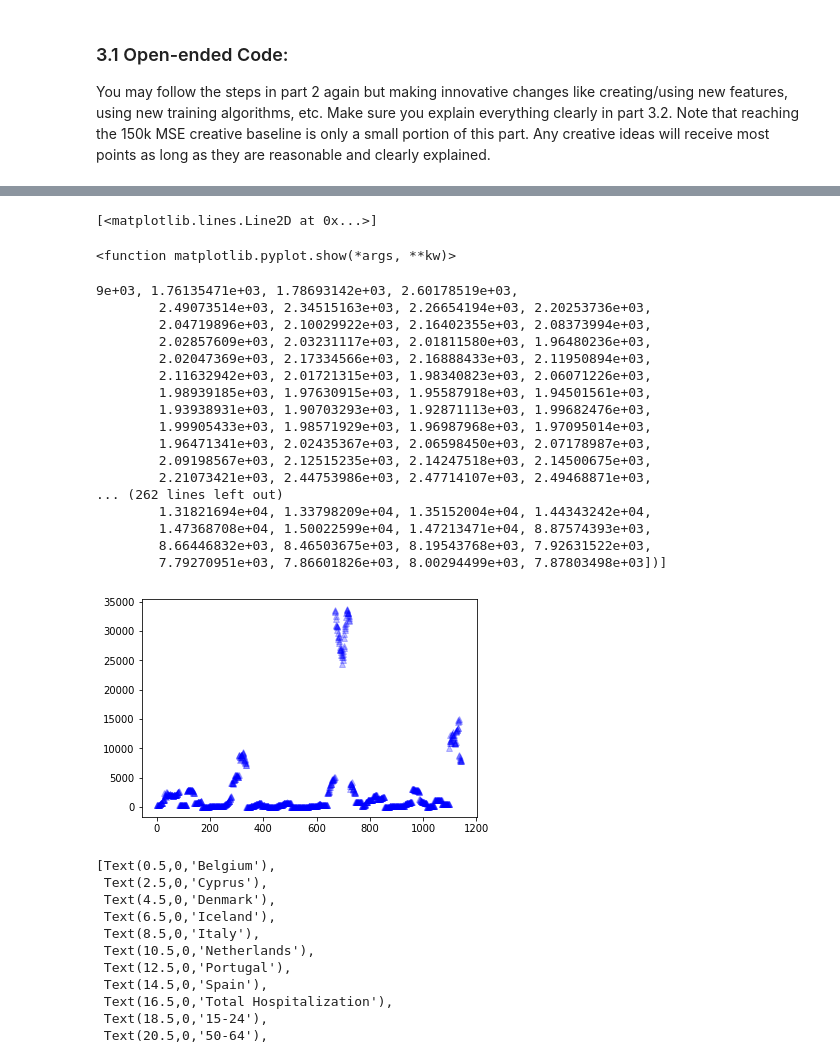
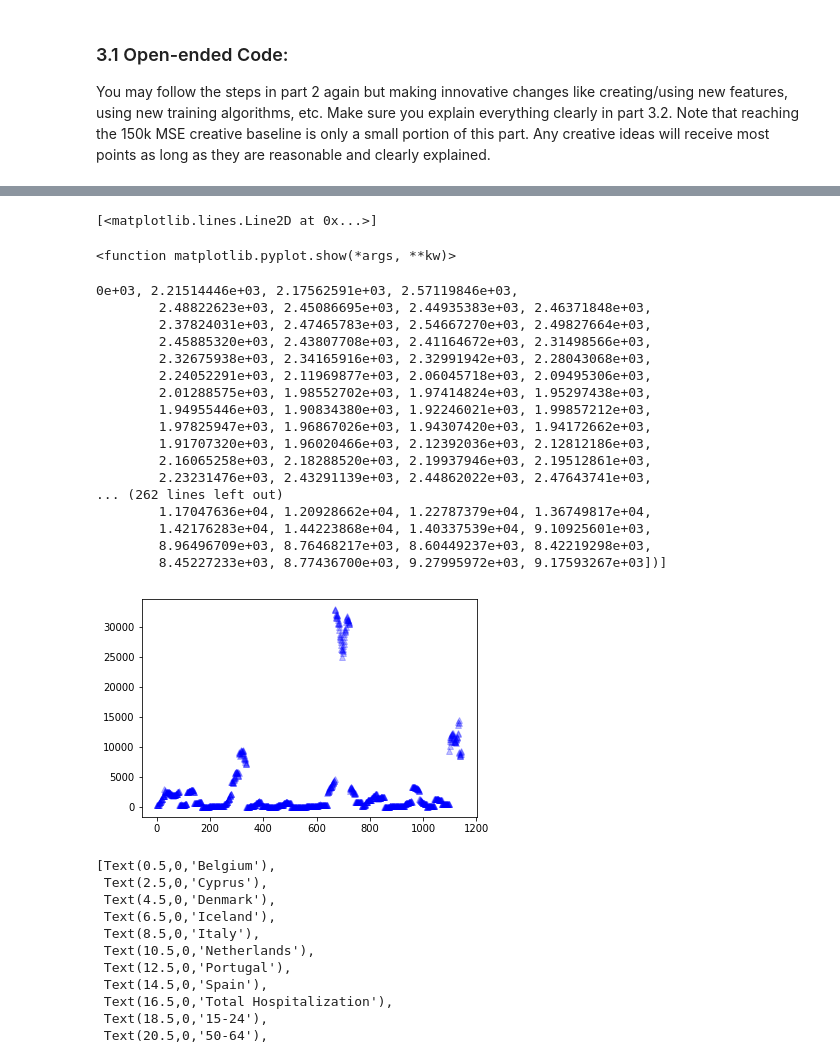
Before and after one commit to CorbanChiu/COVID-19-Hospitalizations, a Jupyter notebook: CS 4780 Final Project Student Template.ipynb, the cells around one changed output, grey strips where cells are left out. Saved outputs shown, nothing was run; the diff lists cells and outputs as text; code cells hidden in the pictures.

Commit message:
Fixed alpha, cleaned up output slightly

```diff
--- a/CS 4780 Final Project Student Template.ipynb
+++ b/CS 4780 Final Project Student Template.ipynb
@@ -390,13 +390,13 @@ def transform_creative():
 c_xTr_fit, c_yTr, c_xTe_fit = transform_creative()
 # %%
 def nn_train(train_data, val_data, train_ydata, val_ydata, lri, hls):
-    model = MLPRegressor(solver='lbfgs', hidden_layer_sizes = hls, verbose = True, learning_rate = 'adaptive', learning_rate_init = lri, batch_size = 400, max_iter = 1000, activation = 'relu', alpha = 0.1)
+    model = MLPRegressor(solver='lbfgs', hidden_layer_sizes = hls, verbose = True, learning_rate = 'adaptive', learning_rate_init = lri, batch_size = 400, max_iter = 1000, activation = 'relu', alpha = 0.6)
     model.fit(train_data, train_ydata)
 
     preds = model.predict(val_data)
 
 
-    plt.plot(range(len(val_ydata[:304])), val_ydata[:304], 'b^', range(len(preds[:304])), preds[:304], 'go', alpha = 0.25)
+    plt.plot(range(len(val_ydata)), val_ydata, 'b^', range(len(preds)), preds, 'go', alpha = 0.25)
     plt.show
 
 
@@ -451,7 +463,7 @@ SyntaxError: invalid syntax (<ipython-input-45-8c77560bdff9>, line 37)
 # temp cell to get NN accuracy on the whole train data
 
 def make_nn(train_data, train_ydata, lri, hls):
-    model = MLPRegressor(solver='lbfgs', hidden_layer_sizes = hls, verbose = True, learning_rate = 'adaptive', learning_rate_init = lri, batch_size = 400, max_iter = 1000, activation = 'relu', alpha = 0.1)
+    model = MLPRegressor(solver='lbfgs', hidden_layer_sizes = hls, verbose = True, learning_rate = 'adaptive', learning_rate_init = lri, batch_size = 400, max_iter = 1000, activation = 'relu', alpha = 0.6)
     model.fit(train_data, train_ydata)
     return model
 
@@ -461,30 +473,30 @@ c_submission_nn = c_submission_nn.predict(c_xTe_fit)
 # %%
 plt.plot(range(len(c_submission_nn)), c_submission_nn, 'b^', alpha = 0.25)
 plt.show
 
 c_submission_nn = [c_submission_nn]
-c_submission_nn
+# c_submission_nn
 # %% [output]
 [<matplotlib.lines.Line2D at 0x...>]
 <function matplotlib.pyplot.show(*args, **kw)>
-9e+03, 1.76135471e+03, 1.78693142e+03, 2.60178519e+03,
-        2.49073514e+03, 2.34515163e+03, 2.26654194e+03, 2.20253736e+03,
-        2.04719896e+03, 2.10029922e+03, 2.16402355e+03, 2.08373994e+03,
-        2.02857609e+03, 2.03231117e+03, 2.01811580e+03, 1.96480236e+03,
-        2.02047369e+03, 2.17334566e+03, 2.16888433e+03, 2.11950894e+03,
-        2.11632942e+03, 2.01721315e+03, 1.98340823e+03, 2.06071226e+03,
-        1.98939185e+03, 1.97630915e+03, 1.95587918e+03, 1.94501561e+03,
-        1.93938931e+03, 1.90703293e+03, 1.92871113e+03, 1.99682476e+03,
-        1.99905433e+03, 1.98571929e+03, 1.96987968e+03, 1.97095014e+03,
-        1.96471341e+03, 2.02435367e+03, 2.06598450e+03, 2.07178987e+03,
-        2.09198567e+03, 2.12515235e+03, 2.14247518e+03, 2.14500675e+03,
-        2.21073421e+03, 2.44753986e+03, 2.47714107e+03, 2.49468871e+03,
+0e+03, 2.21514446e+03, 2.17562591e+03, 2.57119846e+03,
+        2.48822623e+03, 2.45086695e+03, 2.44935383e+03, 2.46371848e+03,
+        2.37824031e+03, 2.47465783e+03, 2.54667270e+03, 2.49827664e+03,
+        2.45885320e+03, 2.43807708e+03, 2.41164672e+03, 2.31498566e+03,
+        2.32675938e+03, 2.34165916e+03, 2.32991942e+03, 2.28043068e+03,
+        2.24052291e+03, 2.11969877e+03, 2.06045718e+03, 2.09495306e+03,
+        2.01288575e+03, 1.98552702e+03, 1.97414824e+03, 1.95297438e+03,
+        1.94955446e+03, 1.90834380e+03, 1.92246021e+03, 1.99857212e+03,
+        1.97825947e+03, 1.96867026e+03, 1.94307420e+03, 1.94172662e+03,
+        1.91707320e+03, 1.96020466e+03, 2.12392036e+03, 2.12812186e+03,
+        2.16065258e+03, 2.18288520e+03, 2.19937946e+03, 2.19512861e+03,
+        2.23231476e+03, 2.43291139e+03, 2.44862022e+03, 2.47643741e+03,
 ... (262 lines left out)
-        1.31821694e+04, 1.33798209e+04, 1.35152004e+04, 1.44343242e+04,
-        1.47368708e+04, 1.50022599e+04, 1.47213471e+04, 8.87574393e+03,
-        8.66446832e+03, 8.46503675e+03, 8.19543768e+03, 7.92631522e+03,
-        7.79270951e+03, 7.86601826e+03, 8.00294499e+03, 7.87803498e+03])]
+        1.17047636e+04, 1.20928662e+04, 1.22787379e+04, 1.36749817e+04,
+        1.42176283e+04, 1.44223868e+04, 1.40337539e+04, 9.10925601e+03,
+        8.96496709e+03, 8.76468217e+03, 8.60449237e+03, 8.42219298e+03,
+        8.45227233e+03, 8.77436700e+03, 9.27995972e+03, 9.17593267e+03])]
-[figure, old version]
+[figure, new version]
 # %%
 ###############################################################################################
 ### Calculating the correlation matrix *before* removing date features Week and Day of Week ###
```
Also changed, not shown: parts of 1 cell of this notebook.
